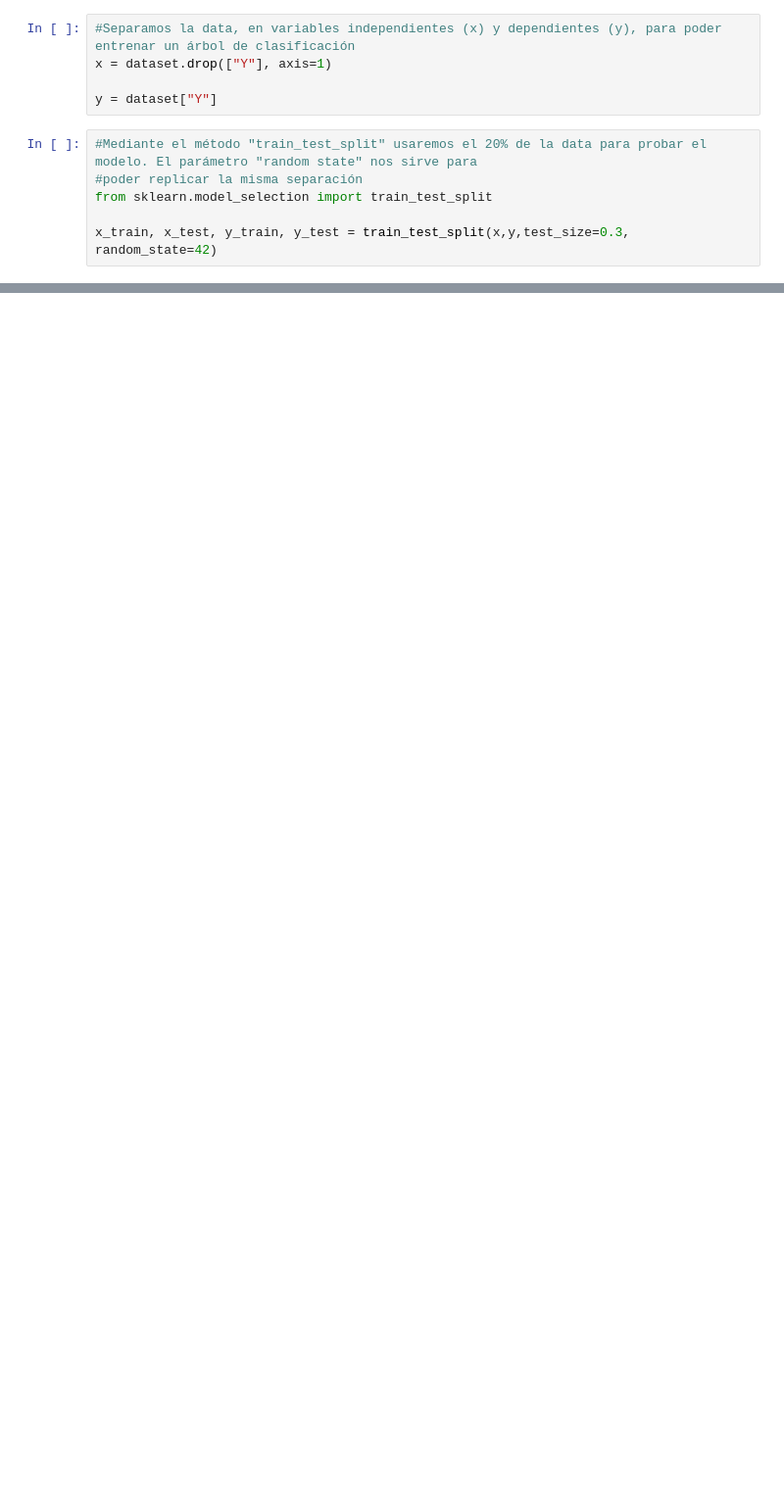
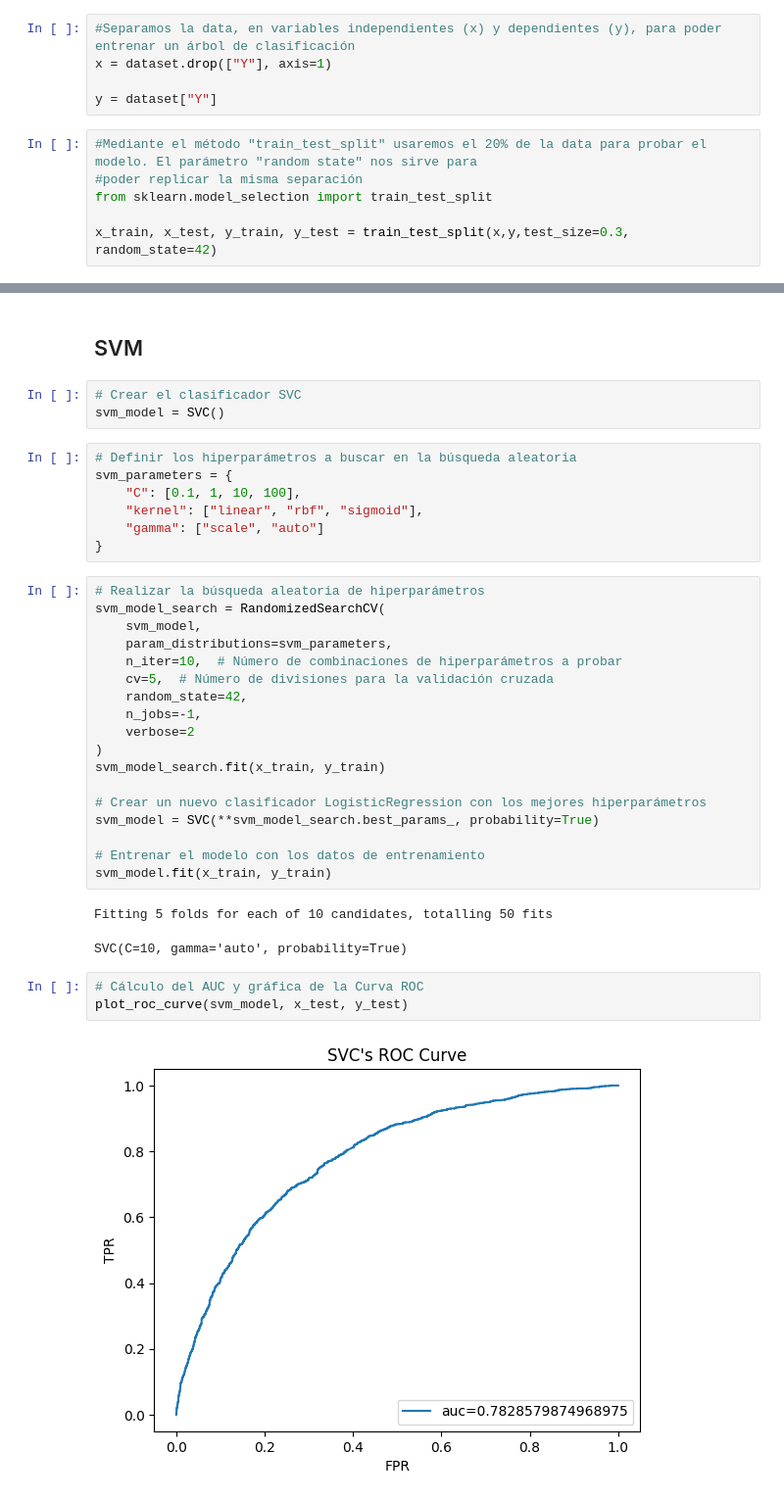
Before and after one commit to echovl/in-vehicle-coupon-recommendation, a Jupyter notebook: Código_Final_ML.ipynb, the cells around one changed output, grey strips where cells are left out. Shown at 98% size. Drawn from its saved outputs; the diff is of its cells as text; blank space fills up the shorter version.

```diff
--- a/Código_Final_ML.ipynb
+++ b/Código_Final_ML.ipynb
@@ -118,0 +347,38 @@ Random Forest
+# %% [markdown]
+## SVM
+# %%
+# Crear el clasificador SVC
+svm_model = SVC()
+# %%
+# Definir los hiperparámetros a buscar en la búsqueda aleatoria
+svm_parameters = {
+    "C": [0.1, 1, 10, 100],
+    "kernel": ["linear", "rbf", "sigmoid"],
+    "gamma": ["scale", "auto"]
+}
+# %%
+# Realizar la búsqueda aleatoria de hiperparámetros
+svm_model_search = RandomizedSearchCV(
+    svm_model,
+    param_distributions=svm_parameters,
+    n_iter=10,  # Número de combinaciones de hiperparámetros a probar
+    cv=5,  # Número de divisiones para la validación cruzada
+    random_state=42,
+    n_jobs=-1,
+    verbose=2
+)
+svm_model_search.fit(x_train, y_train)
+
+# Crear un nuevo clasificador LogisticRegression con los mejores hiperparámetros
+svm_model = SVC(**svm_model_search.best_params_, probability=True)
+
+# Entrenar el modelo con los datos de entrenamiento
+svm_model.fit(x_train, y_train)
+# %% [output]
+Fitting 5 folds for each of 10 candidates, totalling 50 fits
+SVC(C=10, gamma='auto', probability=True)
+# %%
+# Cálculo del AUC y gráfica de la Curva ROC
+plot_roc_curve(svm_model, x_test, y_test)
+# %% [output]
+[figure, added]
```
Also changed, not shown: parts of 45 cells of this notebook, 1 other file.
